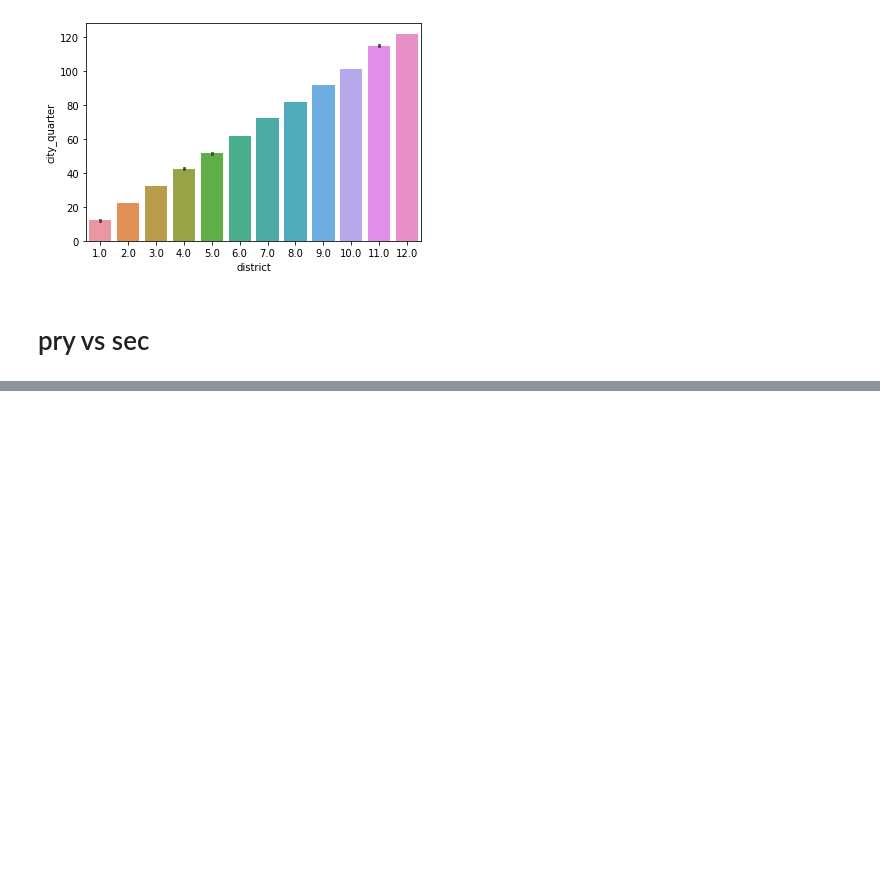
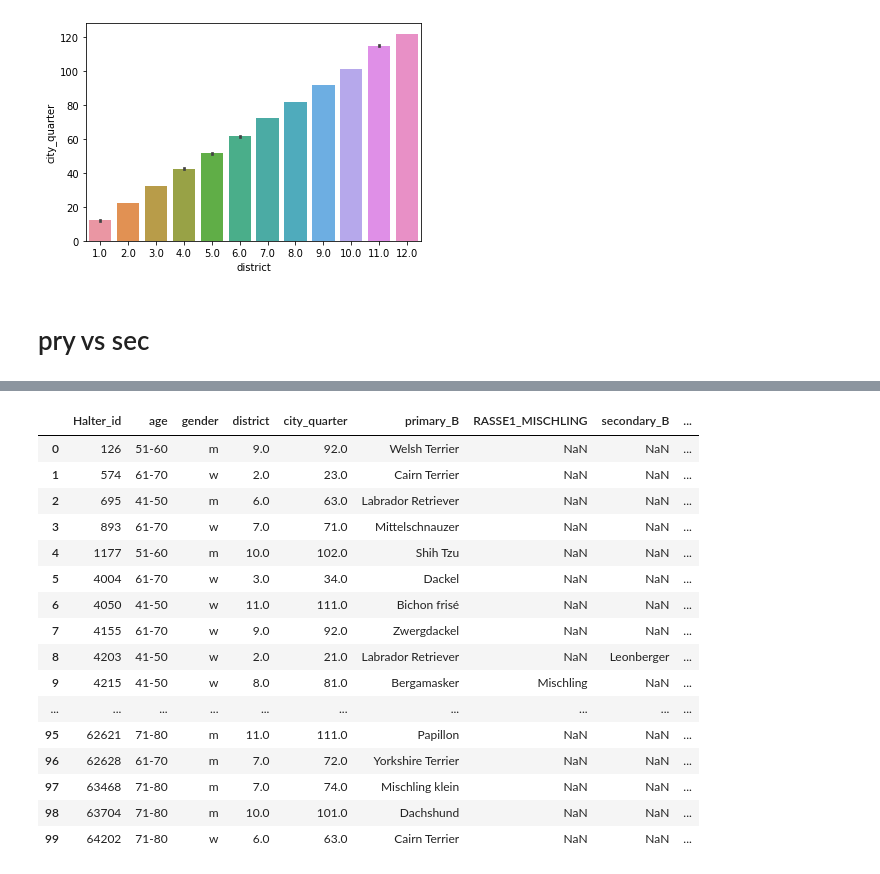
Before and after one commit to AkCoding/Dogs-of-Zurich, a Jupyter notebook: dog .ipynb, the cells around one changed output, grey strips where cells are left out. Drawn from its saved outputs; the diff is of its cells as text; code cells hidden in the pictures; blank space fills up the shorter version.

```diff
--- a/dog .ipynb
+++ b/dog .ipynb
@@ -223,0 +257,22 @@ TypeError: Neither the `x` nor `y` variable appears to be numeric.
+# %%
+df['SIC'] = df.groupby('primary_B').secondary_B.apply(lambda x: x.fillna(x.mode().str[0]))
+# %%
+df.head(100)
+# %% [output]
+|  | Halter_id | age | gender | district | city_quarter | primary_B | RASSE1_MISCHLING | secondary_B | ... |
+| 0 | 126 | 51-60 | m | 9.0 | 92.0 | Welsh Terrier | NaN | NaN | ... |
+| 1 | 574 | 61-70 | w | 2.0 | 23.0 | Cairn Terrier | NaN | NaN | ... |
+| 2 | 695 | 41-50 | m | 6.0 | 63.0 | Labrador Retriever | NaN | NaN | ... |
+| 3 | 893 | 61-70 | w | 7.0 | 71.0 | Mittelschnauzer | NaN | NaN | ... |
+| 4 | 1177 | 51-60 | m | 10.0 | 102.0 | Shih Tzu | NaN | NaN | ... |
+| 5 | 4004 | 61-70 | w | 3.0 | 34.0 | Dackel | NaN | NaN | ... |
+| 6 | 4050 | 41-50 | w | 11.0 | 111.0 | Bichon frisé | NaN | NaN | ... |
+| 7 | 4155 | 61-70 | w | 9.0 | 92.0 | Zwergdackel | NaN | NaN | ... |
+| 8 | 4203 | 41-50 | w | 2.0 | 21.0 | Labrador Retriever | NaN | Leonberger | ... |
+| 9 | 4215 | 41-50 | w | 8.0 | 81.0 | Bergamasker | Mischling | NaN | ... |
+| ... | ... | ... | ... | ... | ... | ... | ... | ... | ... |
+| 95 | 62621 | 71-80 | m | 11.0 | 111.0 | Papillon | NaN | NaN | ... |
+| 96 | 62628 | 61-70 | m | 7.0 | 72.0 | Yorkshire Terrier | NaN | NaN | ... |
+| 97 | 63468 | 71-80 | m | 7.0 | 74.0 | Mischling klein | NaN | NaN | ... |
+| 98 | 63704 | 71-80 | m | 10.0 | 101.0 | Dachshund | NaN | NaN | ... |
+| 99 | 64202 | 71-80 | w | 6.0 | 63.0 | Cairn Terrier | NaN | NaN | ... |
```
Also changed, not shown: parts of 7 cells of this notebook, 1 other file.
